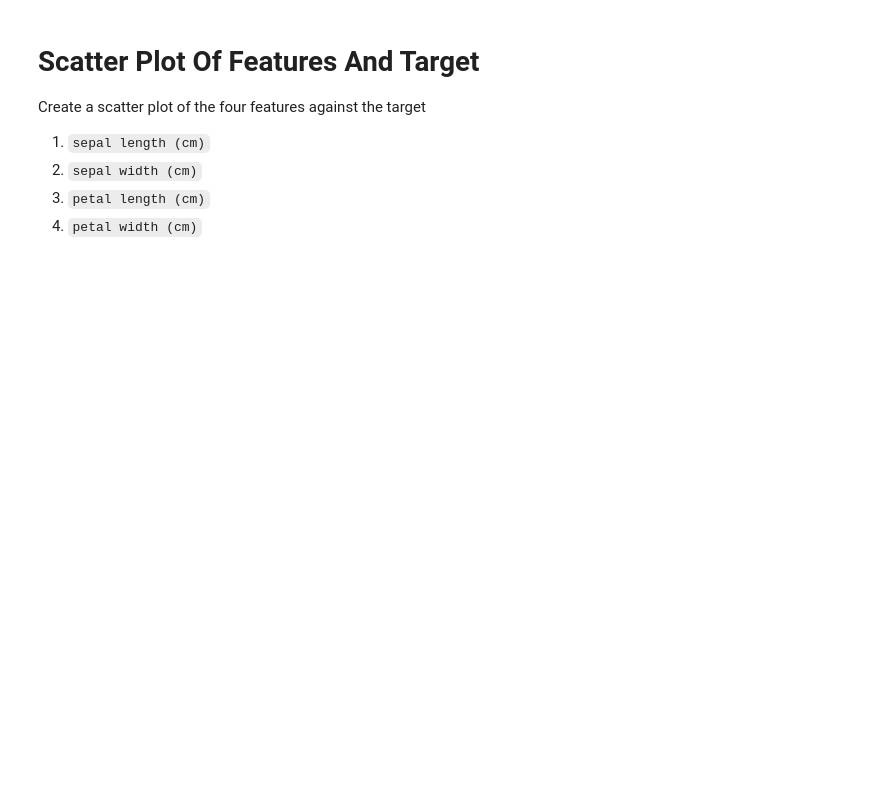
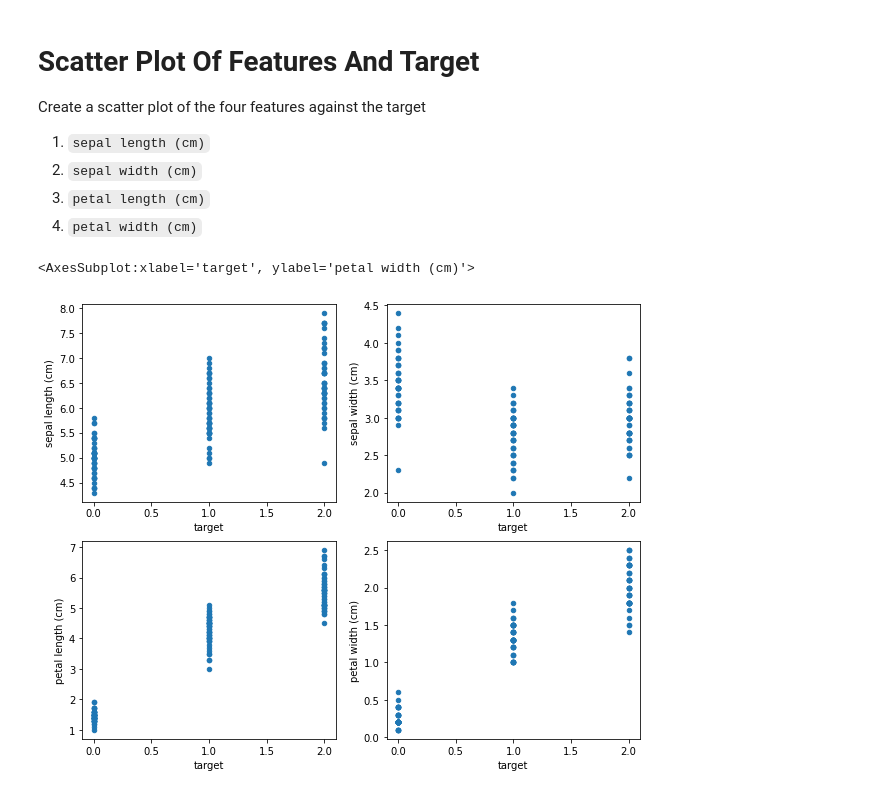
Before and after one commit to williamhyun/nd009t-c1-intro-to-ml-templates, a Jupyter notebook: exploratory-data-analysis/concept4_iris_dataset/starter/04_exercise_starter.ipynb, the cells around one changed output. Drawn from its saved outputs; the diff is of its cells as text; code cells hidden in the pictures; blank space fills up the shorter version.

```diff
--- a/exploratory-data-analysis/concept4_iris_dataset/starter/04_exercise_starter.ipynb
+++ b/exploratory-data-analysis/concept4_iris_dataset/starter/04_exercise_starter.ipynb
@@ -77,7 +109,10 @@ Create a scatter plot of the four features against the target
 4. `petal width (cm)`
 # %%
 fig, axes = plt.subplots(nrows=2, ncols=2, figsize=(10, 8))
-df.plot(ax=axes[0, 0], ?)
-df.plot(ax=axes[0, 1], ?)
-df.plot(ax=axes[1, 0], ?)
-df.plot(ax=axes[1, 1], ?)
+df.plot(ax=axes[0, 0], kind='scatter', x=4, y=0)
+df.plot(ax=axes[0, 1], kind='scatter', x=4, y=1)
+df.plot(ax=axes[1, 0], kind='scatter', x=4, y=2)
+df.plot(ax=axes[1, 1], kind='scatter', x=4, y=3)
+# %% [output]
+<AxesSubplot:xlabel='target', ylabel='petal width (cm)'>
+[figure, added]
```
Also changed, not shown: parts of 11 cells of this notebook, 3 other files.
